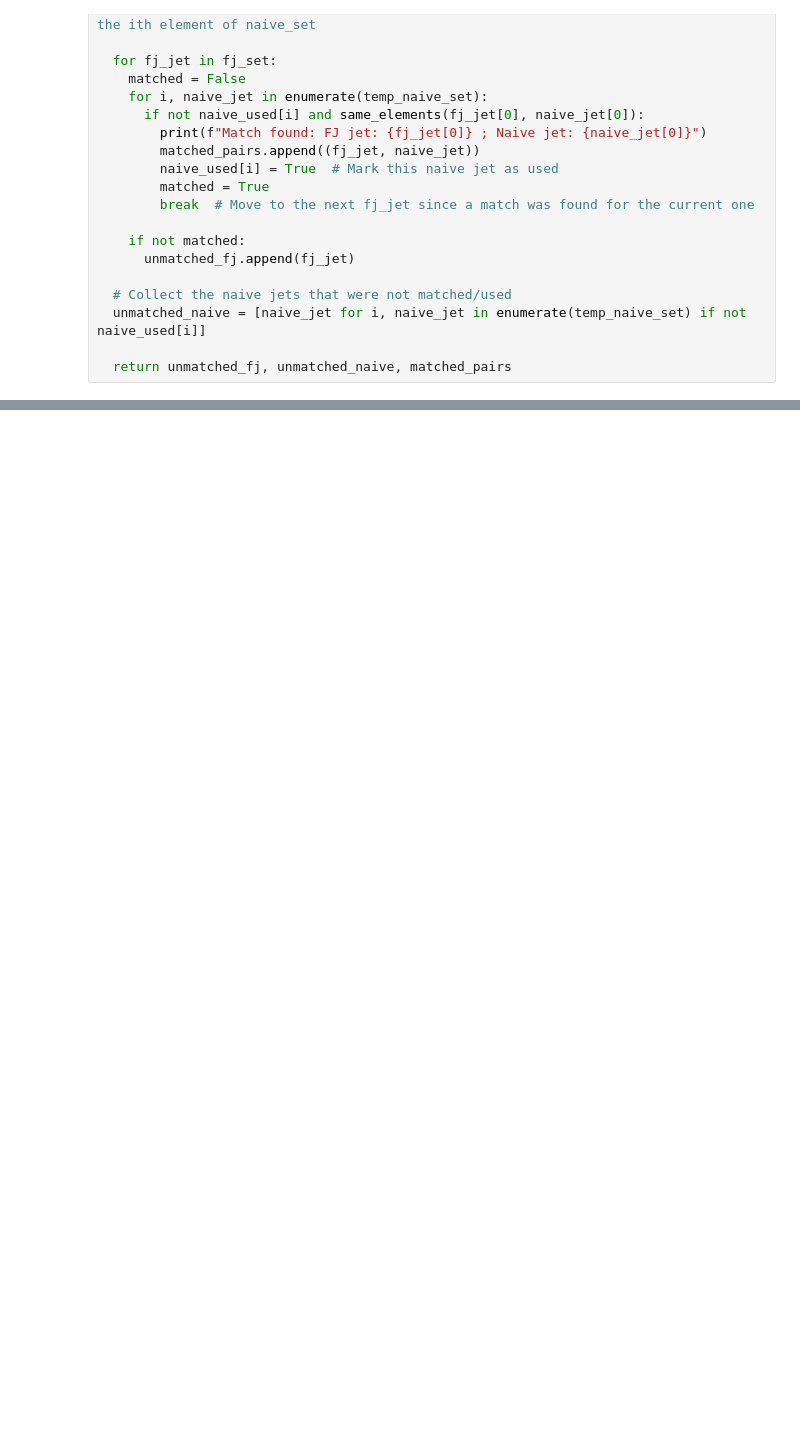
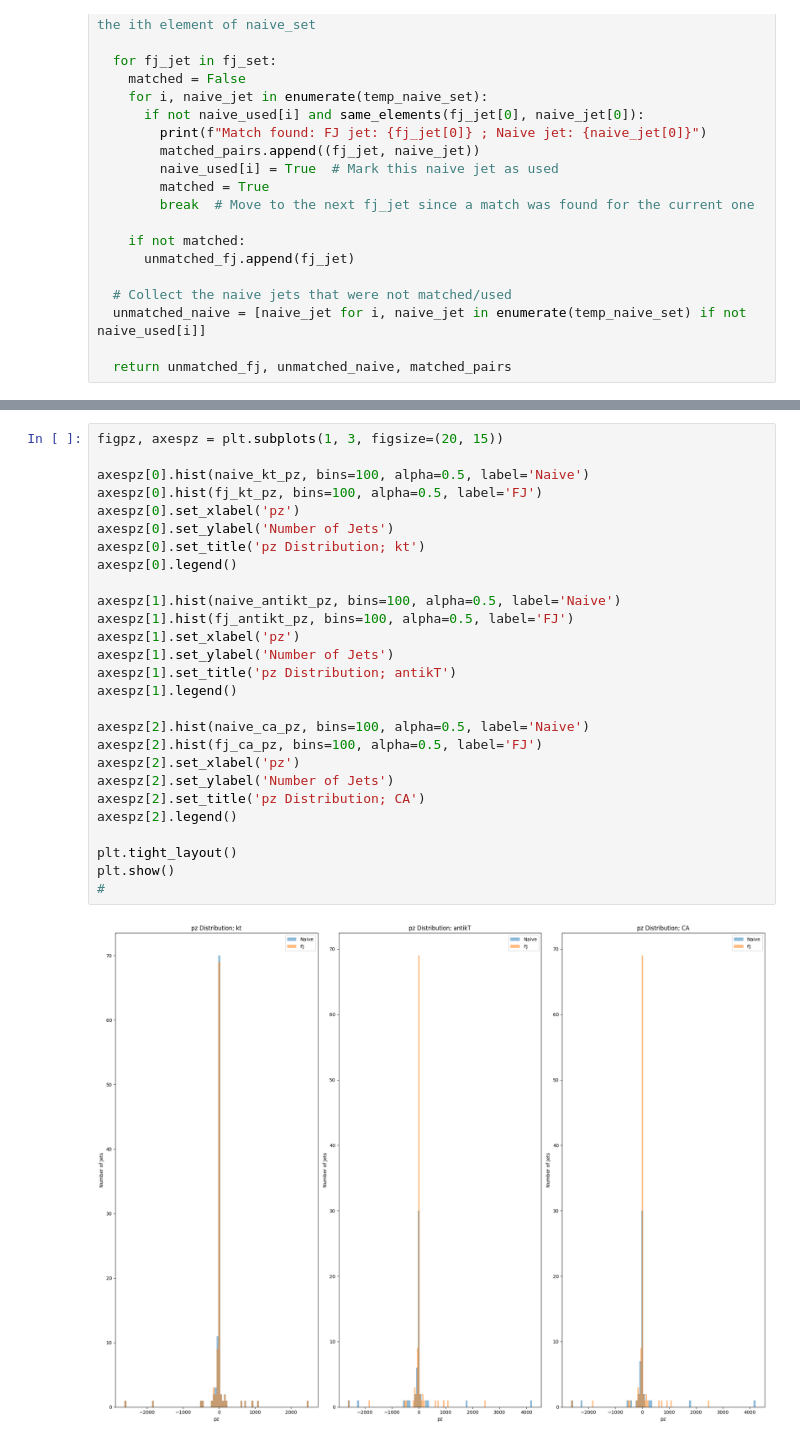
Before and after one commit to AlexeiTam/hackjet, a Jupyter notebook: JetCompare.ipynb, the cells around one changed output, grey strips where cells are left out. Drawn from its saved outputs; the diff is of its cells as text; blank space fills up the shorter version.

```diff
--- a/JetCompare.ipynb
+++ b/JetCompare.ipynb
@@ -335,0 +475,29 @@ plt.show()
+# %%
+figpz, axespz = plt.subplots(1, 3, figsize=(20, 15))
+
+axespz[0].hist(naive_kt_pz, bins=100, alpha=0.5, label='Naive')
+axespz[0].hist(fj_kt_pz, bins=100, alpha=0.5, label='FJ')
+axespz[0].set_xlabel('pz')
+axespz[0].set_ylabel('Number of Jets')
+axespz[0].set_title('pz Distribution; kt')
+axespz[0].legend()
+
+axespz[1].hist(naive_antikt_pz, bins=100, alpha=0.5, label='Naive')
+axespz[1].hist(fj_antikt_pz, bins=100, alpha=0.5, label='FJ')
+axespz[1].set_xlabel('pz')
+axespz[1].set_ylabel('Number of Jets')
+axespz[1].set_title('pz Distribution; antikT')
+axespz[1].legend()
+
+axespz[2].hist(naive_ca_pz, bins=100, alpha=0.5, label='Naive')
+axespz[2].hist(fj_ca_pz, bins=100, alpha=0.5, label='FJ')
+axespz[2].set_xlabel('pz')
+axespz[2].set_ylabel('Number of Jets')
+axespz[2].set_title('pz Distribution; CA')
+axespz[2].legend()
+
+plt.tight_layout()
+plt.show()
+#
+# %% [output]
+[figure, added]
```
Also changed, not shown: parts of 20 cells of this notebook.
